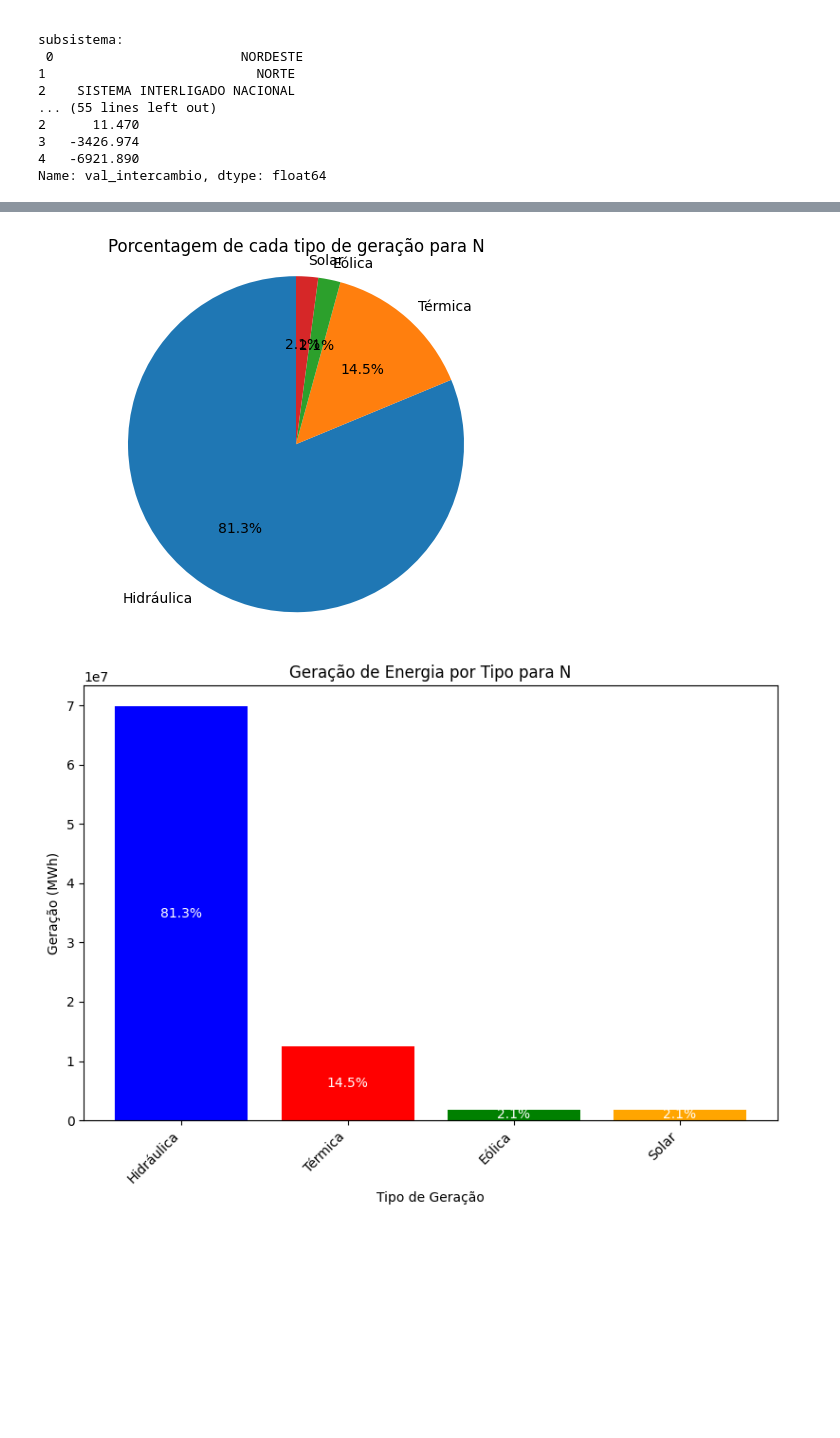
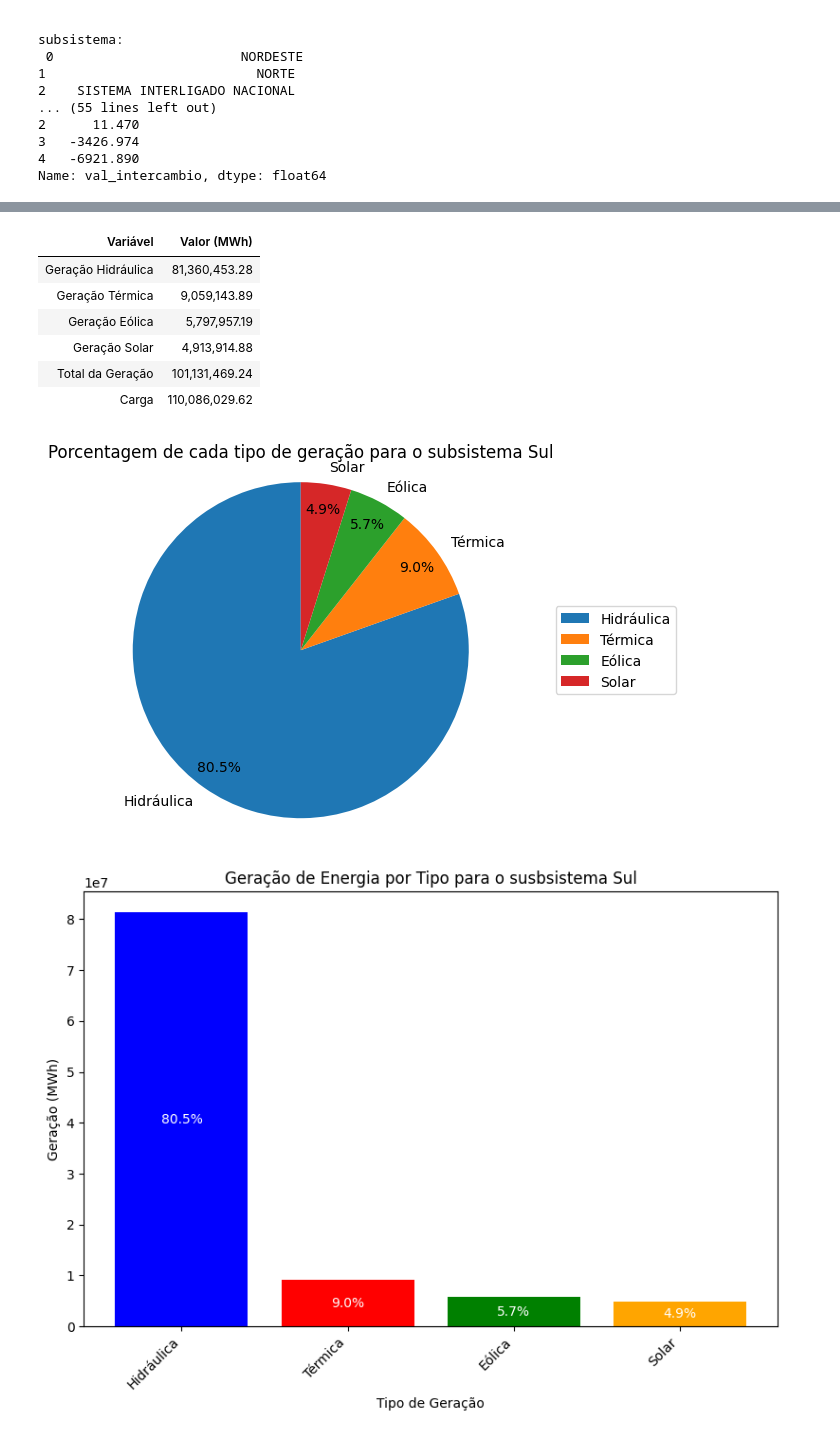
Before and after one commit to tarcisogreco/tarcisogreco, a Jupyter notebook: Ler_dataset_balanco_energia_10_11_v2.ipynb, the cells around one changed output, grey strips where cells are left out. Saved outputs shown, nothing was run; the diff lists cells and outputs as text; code cells hidden in the pictures; blank space fills up the shorter version.

```diff
--- a/Ler_dataset_balanco_energia_10_11_v2.ipynb
+++ b/Ler_dataset_balanco_energia_10_11_v2.ipynb
@@ -126,7 +126,7 @@ subsistema:
 4   -6921.890
 Name: val_intercambio, dtype: float64
 # %%
-#filtro de acordo com o subsistema
+#Seleção do subsistema realizado pelo usuário
 
 while True:
   # Lista de siglas disponíveis (substitua pelos valores reais)
@@ -140,14 +140,22 @@ while True:
   print("S para sul")
   print("SIN para Sistema Integrado Nacional")
 
+  #dicionário para mapear siglas aos nomes dos subsistemas
+  siglas_subsistema = {
+      'NE': 'Nordeste',
+      'SE': 'Sudeste/Centro-Oeste',
+      'N': 'Norte',
+      'S': 'Sul',
+      'SIN': 'Sistema Interligado Nacional'
+  }
+
   # Solicita ao usuário que escolha uma sigla
   sigla_desejada = input(f"Escolha uma sigla: {siglas_disponiveis} ")
 
   # Verifica se a sigla é válida
   if sigla_desejada not in siglas_disponiveis:
-    print("Sigla inválida. Por favor, escolha uma sigla da lista.")
-    continue  # Volta para o início do loop
-
+      print("Sigla inválida. Por favor, escolha uma sigla da lista.")
+      continue  # Volta para o início do loop
 
   # Filtra o DataFrame pela sigla desejada
   df_filtrado = df[df['id_subsistema'] == sigla_desejada]
@@ -162,8 +170,7 @@ while True:
   soma_carga = df_filtrado['val_carga'].sum()
   intercambio = df_filtrado['val_intercambio'].sum()
 
-
-  # Imprime os resultados
+  # Imprime os resultados para checagem
   print(f"Soma de gerhidraulica para {sigla_desejada}: {soma_gerhidraulica}")
   print(f"Soma de gertermica para {sigla_desejada}: {soma_gertermica}")
   print(f"Soma de gereolica para {sigla_desejada}: {soma_gereolica}")
@@ -171,15 +178,33 @@ while True:
   print(f"Soma total da geração para {sigla_desejada}: {soma_geracao}")
   print(f"Soma de carga para {sigla_desejada}: {soma_carga}")
 
+  # Cria um DataFrame com os dados do sistema selecionado
+  dados_sistema = {
+    'Variável': ['Geração Hidráulica', 'Geração Térmica', 'Geração Eólica', 'Geração Solar', 'Total da Geração', 'Carga'],
+    'Valor (MWh)': [soma_gerhidraulica, soma_gertermica, soma_gereolica, soma_gersolar, soma_geracao, soma_carga]
+  }
+  df_sistema = pd.DataFrame(dados_sistema)
+
+  # Define o estilo da tabela com formatação dos valores
+  estilo_tabela = df_sistema.style.set_properties(subset=['Valor (MWh)'], **{'text-align': 'right'}) \
+    .format({'Valor (MWh)': '{:,.2f}'}) \
+    .set_table_styles([{'selector': 'th', 'props': [('background-color', '#f0f0f5'), ('color', '#333')]}]).hide(axis='index')
+
+  # Exibe a tabela com o estilo definido
+  display(estilo_tabela)
+
   # Dados para o gráfico de pizza
   labels = ['Hidráulica', 'Térmica', 'Eólica', 'Solar']
   sizes = [soma_gerhidraulica, soma_gertermica, soma_gereolica, soma_gersolar]
 
   # Criar o gráfico de pizza
-  plt.pie(sizes, labels=labels, autopct='%1.1f%%', startangle=90)
+  plt.pie(sizes, labels=labels, autopct='%1.1f%%', startangle=90, pctdistance=0.85, labeldistance=1.1)
 
-  # Adicionar um título ao gráfico
-  plt.title(f'Porcentagem de cada tipo de geração para {sigla_desejada}')
+  # Adicionar um título ao gráfico de acordo com a sigla do subsistema selecionado
+  plt.title(f'Porcentagem de cada tipo de geração para o subsistema {siglas_subsistema.get(sigla_desejada)}')
+
+  # Adicionar legenda
+  plt.legend(labels, loc="center left", bbox_to_anchor=(1, 0.5))  # Posição e ajuste da legenda
 
   # Garantir que o gráfico seja um círculo
   plt.axis('equal')
@@ -190,7 +215,7 @@ while True:
   # Gráfico de Barras - tipo de geração
   plt.figure(figsize=(8, 6))  # Ajusta o tamanho da figura
   bars = plt.bar(labels, sizes, color=['blue', 'red', 'green', 'orange']) # armazena as barras em 'bars'
-  plt.title(f'Geração de Energia por Tipo para {sigla_desejada}')
+  plt.title(f'Geração de Energia por Tipo para o susbsistema {siglas_subsistema.get(sigla_desejada)}')
   plt.xlabel('Tipo de Geração')
   plt.ylabel('Geração (MWh)')
   plt.xticks(rotation=45, ha='right')  # Rotaciona os rótulos do eixo x para melhor legibilidade
@@ -212,7 +237,7 @@ while True:
   # Cria o gráfico de barras - balanço energético
   plt.figure(figsize=(8, 6))
   bars = plt.bar(labels, values, color=['green', 'red', 'blue'])
-  plt.title(f'Geração, Carga e Intercâmbio para {sigla_desejada}')
+  plt.title(f'Geração, Carga e Intercâmbio para o susbsistema {siglas_subsistema.get(sigla_desejada)}')
   plt.ylabel('MWh')  # Rótulo do eixo y atualizado
   plt.xticks(rotation=45, ha='right')
   plt.tight_layout()
@@ -258,2 +283,9 @@ Soma de carga para N: 62547621.58665396
+| Variável | Valor (MWh) |
+| Geração Hidráulica | 81,360,453.28 |
+| Geração Térmica | 9,059,143.89 |
+| Geração Eólica | 5,797,957.19 |
+| Geração Solar | 4,913,914.88 |
+| Total da Geração | 101,131,469.24 |
+| Carga | 110,086,029.62 |
-[figure, old version]
+[figure, new version]
-[figure, old version]
+[figure, new version]
```
Also changed, not shown: parts of 3 cells of this notebook.
